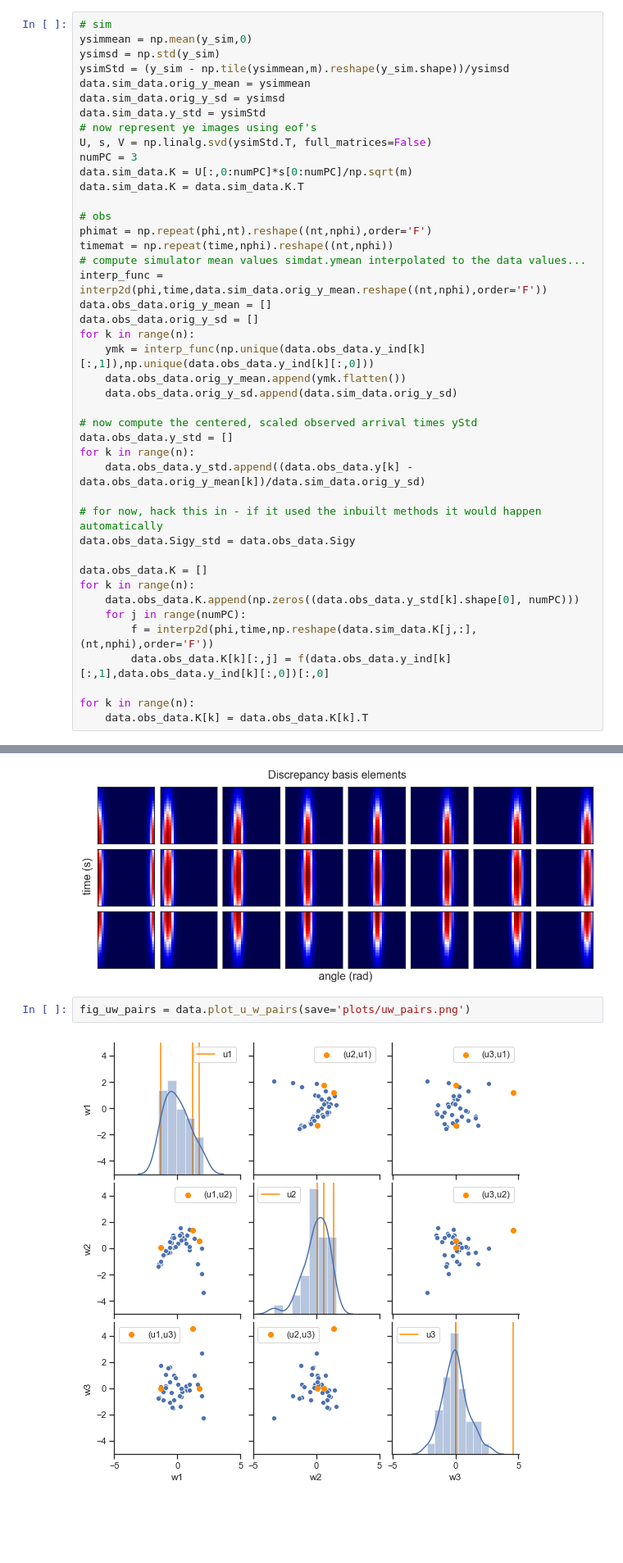
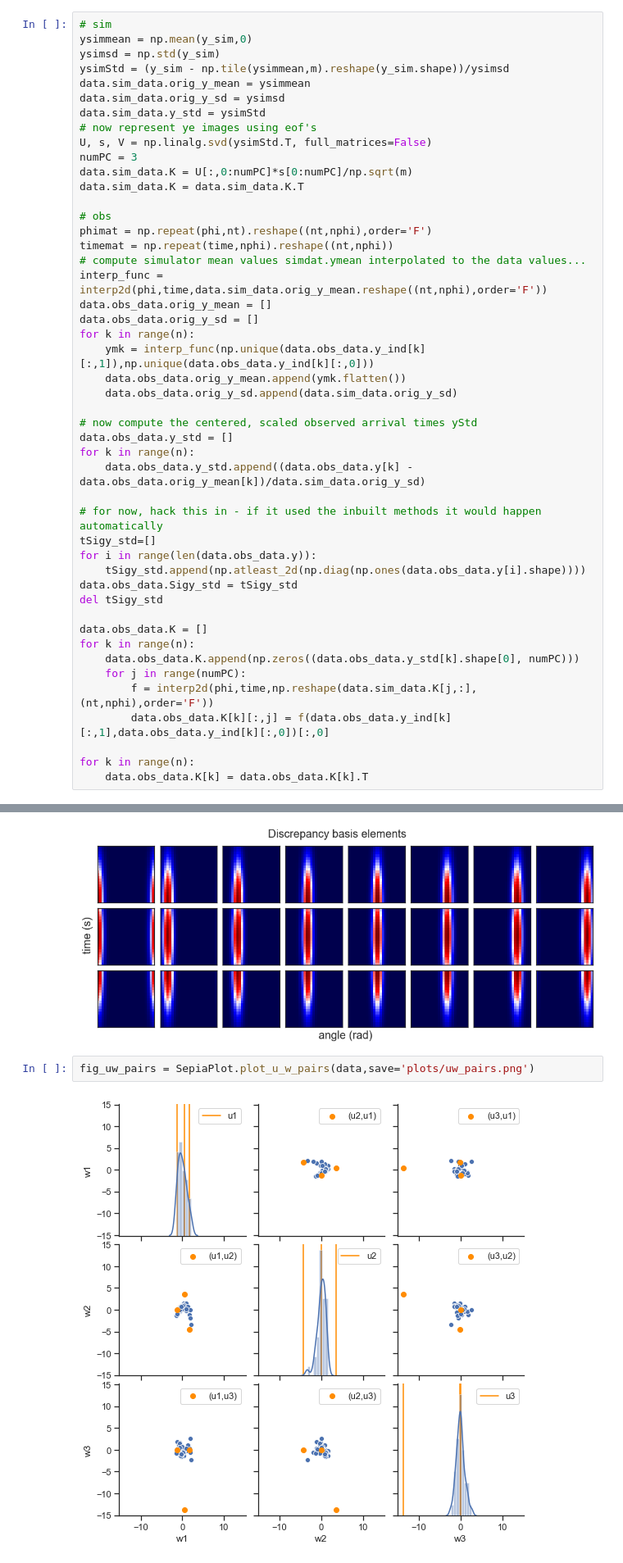
Before and after one commit to lanl/SEPIA, a Jupyter notebook: examples/Neddermeyer/neddermeyer.ipynb, the cells around one changed output, grey strips where cells are left out. Shown at 82% size. Cells and saved outputs as stored; diff of their text form; blank space fills up the shorter version.

```diff
--- a/examples/Neddermeyer/neddermeyer.ipynb
+++ b/examples/Neddermeyer/neddermeyer.ipynb
@@ -249,7 +264,11 @@ for k in range(n):
     data.obs_data.y_std.append((data.obs_data.y[k] - data.obs_data.orig_y_mean[k])/data.sim_data.orig_y_sd)
 
 # for now, hack this in - if it used the inbuilt methods it would happen automatically
-data.obs_data.Sigy_std = data.obs_data.Sigy
+tSigy_std=[]
+for i in range(len(data.obs_data.y)):
+    tSigy_std.append(np.atleast_2d(np.diag(np.ones(data.obs_data.y[i].shape))))
+data.obs_data.Sigy_std = tSigy_std
+del tSigy_std
 
 data.obs_data.K = []
 for k in range(n):
@@ -332,9 +351,9 @@ plt.show()
 # %% [output]
 [figure]
 # %%
-fig_uw_pairs = data.plot_u_w_pairs(save='plots/uw_pairs.png')
+fig_uw_pairs = SepiaPlot.plot_u_w_pairs(data,save='plots/uw_pairs.png')
 # %% [output]
-[figure, old version]
+[figure, new version]
 # %%
 model = SepiaModel(data)
 pickle.dump(data,open('pkls/nedderData.pkl','w+b'))
```
Also changed, not shown: parts of 11 cells of this notebook, 2 other files.
